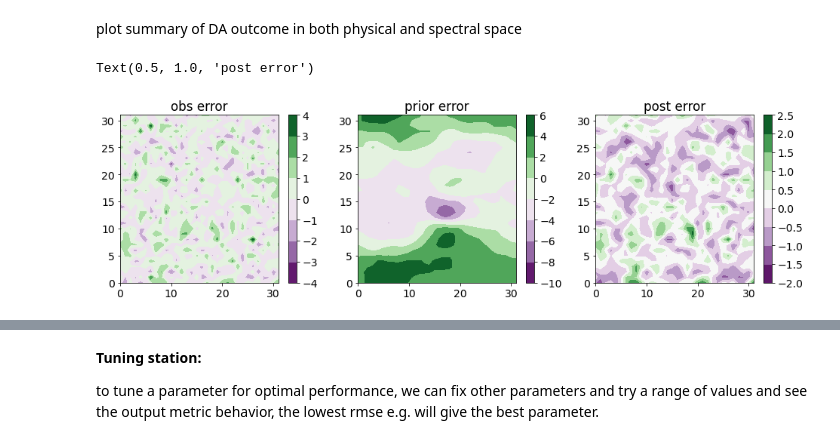
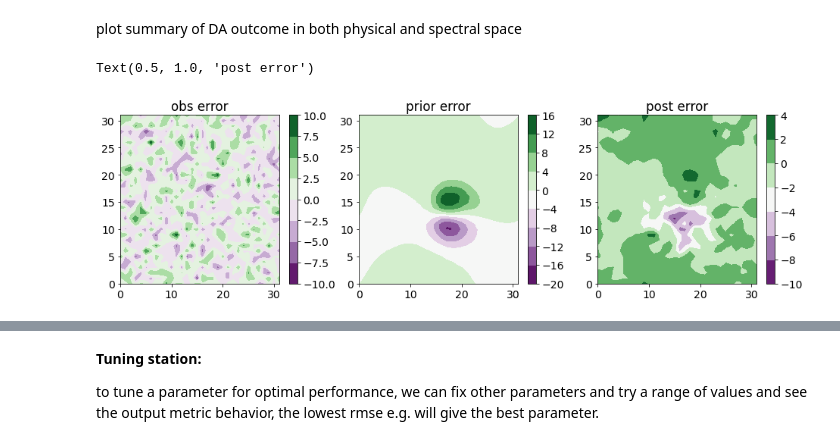
Before and after one commit to nansencenter/msda_crashcourse, a Jupyter notebook: demo.multiscale.DA.ipynb, the cells around one changed output, grey strips where cells are left out. Saved outputs shown, nothing was run; the diff lists cells and outputs as text; code cells hidden in the pictures.

```diff
--- a/demo.multiscale.DA.ipynb
+++ b/demo.multiscale.DA.ipynb
@@ -44,7 +44,7 @@ def random_field(n, power_law):
     noise1 = np.real(np.fft.ifft2(noise * amplitude))
     return (noise1 - np.mean(noise1))/np.std(noise1)
 
-def gen_random_state(ni, nj, nv, dx, vx_amp=3e-3, vx_size=3, loc_sprd=0, bg_amp=1e-4, bg_power_law=-1):
+def gen_random_state(ni, nj, nv, dx, vx_amp=0, vx_size=3, loc_sprd=0, bg_amp=0, bg_power_law=-1):
     x = np.zeros((ni, nj, nv))
     zeta = bg_amp * random_field(ni, bg_power_law)  ##background flowd
     ##add vortex near center
@@ -451,22 +431,40 @@ This part runs cycling DA experiments and plot the results. To try a certain con
 # %%
 ##traditional EnSRF (single scale)
+np.random.seed(100) #seed fixed so results are reproducible
+
+##model parameter
+ni, nj, nv = (32, 32, 2)  ##state dimensions, ni=nj=2**level
+dx = 10000  ##grid spacing (km)
+dt = 3600   ##cycle period, time step (sec)
+
 ##obs network config
 obs_x_intv = 1  ##spatial density
 obs_t_intv = 1  ##temporal frequency
-obs_err_std = 5. ##measurement error
+obs_err_std = 3. ##measurement error
 obs_err_power_law = 1  ##1: white noise (uncorrelated errors)
-nt = 12
+nt = 6
 
 ##filter config
 run_filter = True
 nens = 20                      ##ensemble size
-scales = np.array([1])         ###number of scales defined in pyramid levels
-local_cutoff = np.array([3])  ##localization cutoff distance (number of grid points)
-obs_err_infl = np.array([1])   ##obs error inflation
-run_alignment = False          ##run alignment step if true
+scales = np.array([3,1])         ###number of scales defined in pyramid levels
+local_cutoff = np.array([3, 3, 3])  ##localization cutoff distance (number of grid points)
+obs_err_infl = np.array([1, 1, 1])   ##obs error inflation
+run_alignment = True          ##run alignment step if true
 # %% [markdown]
 Perform cycling DA experiment here:
 # %%
+Xt = np.zeros((ni, nj, nv, nt+1))
+Xt[:, :, :, 0] = gen_random_state(ni, nj, nv, dx, vx_amp=3e-3)
+for t in range(nt):
+    Xt[:, :, :, t+1] = advance_time(Xt[:, :, :, t], dx, dt)
+
+##initial ensemble
+Xb = np.zeros((ni, nj, nv, nens, nt+1))
+for m in range(nens):
+    Xb[:, :, :, m, 0] = gen_random_state(ni, nj, nv, dx, vx_amp=3e-3, loc_sprd=3)
+
+##generate obs
 n_obs = int(np.ceil(ni/obs_x_intv))
 Yo = np.zeros((n_obs, n_obs, nv, nt+1))
 for t in range(nt):
@@ -474,11 +472,10 @@ for t in range(nt):
         for k in range(nv):
             Yo[:, :, k, t] = Xt[::obs_x_intv, ::obs_x_intv, k, t] + obs_err_std * random_field(n_obs, obs_err_power_law)
 
-Xb = np.zeros((ni, nj, nv, nens, nt+1))
-Xb[:, :, :, :, 0] = Xens[:, :, :, 0:nens]  ##the prior ensemble trajectory
 X = Xb.copy()   ##posterior ensemble
 
-for t in range(nt):  ##cycling
+##start cycling
+for t in range(nt):
     X[:, :, :, :, t] = Xb[:, :, :, :, t]
 
     if t>0 and t%obs_t_intv==0 and run_filter:
@@ -562,29 +559,29 @@ HTML(anim.to_html5_video())
 # %% [markdown]
 plot summary of DA outcome in both physical and spectral space
 # %%
-t = nt-1
+t = 1
 obs_err = Yo[:, :, :, t]- Xt[::obs_x_intv, ::obs_x_intv, :, t]
 prior_err = np.mean(Xb[:, :, :, :, t], axis=3) - Xt[:, :, :, t]
 post_err = np.mean(X[:, :, :, :, t], axis=3) - Xt[:, :, :, t]
 
 plt.figure(figsize=(16,9))
 ax = plt.subplot(231)
 c = ax.contourf(obs_err[:, :, 0].T, cmap='PRGn')
 plt.colorbar(c)
 ax.set_title('obs error')
 
 ax = plt.subplot(232)
 c = ax.contourf(prior_err[:, :, 0].T, cmap='PRGn')
 plt.colorbar(c)
 ax.set_title('prior error')
 
 ax = plt.subplot(233)
 c = ax.contourf(post_err[:, :, 0].T, cmap='PRGn')
 plt.colorbar(c)
 ax.set_title('post error')
 # %% [output]
 Text(0.5, 1.0, 'post error')
-[figure, old version]
+[figure, new version]
 # %%
 plt.figure(figsize=(8,6))
 ax = plt.subplot(111)
```
Also changed, not shown: parts of 11 cells of this notebook.
